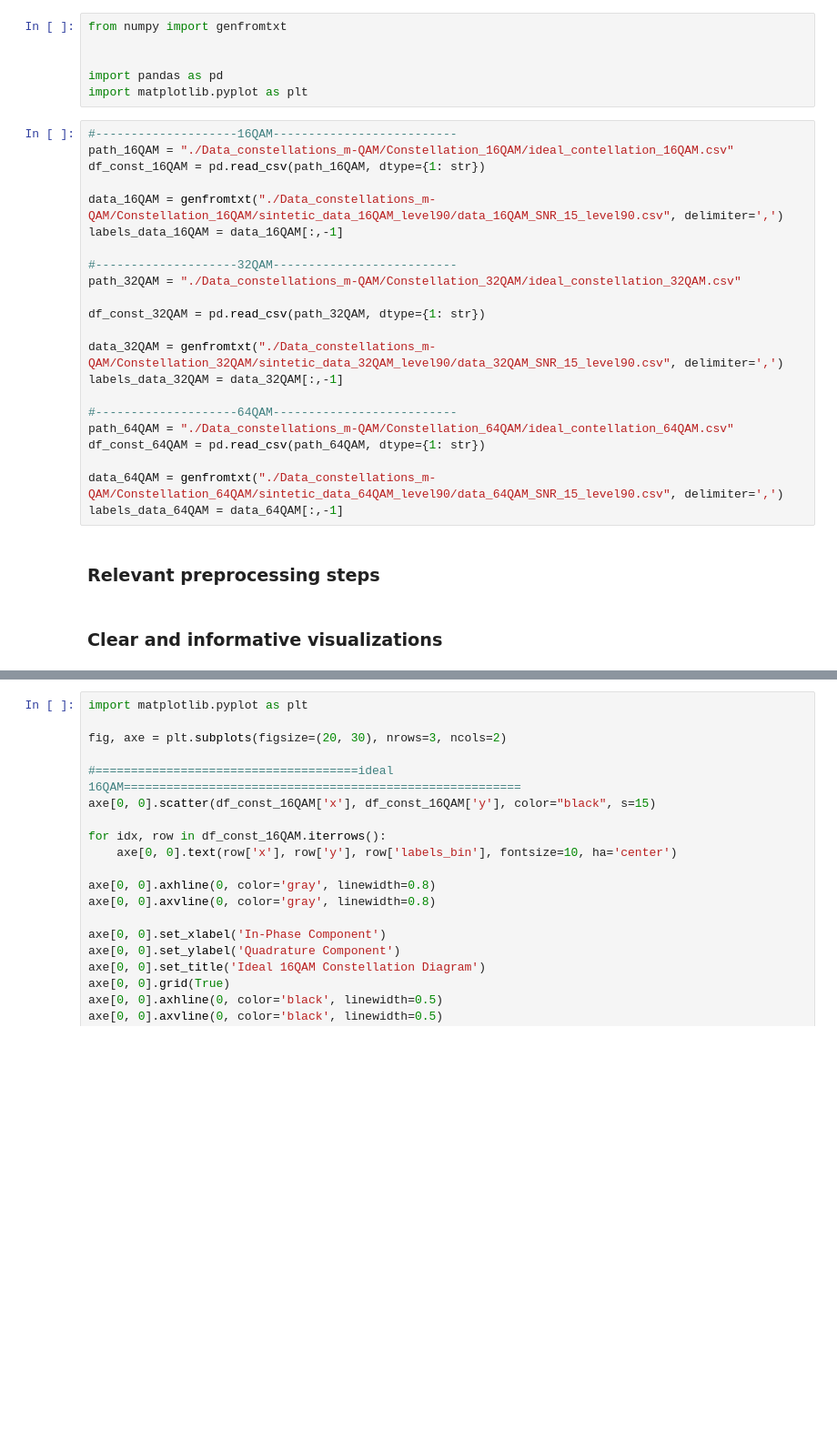
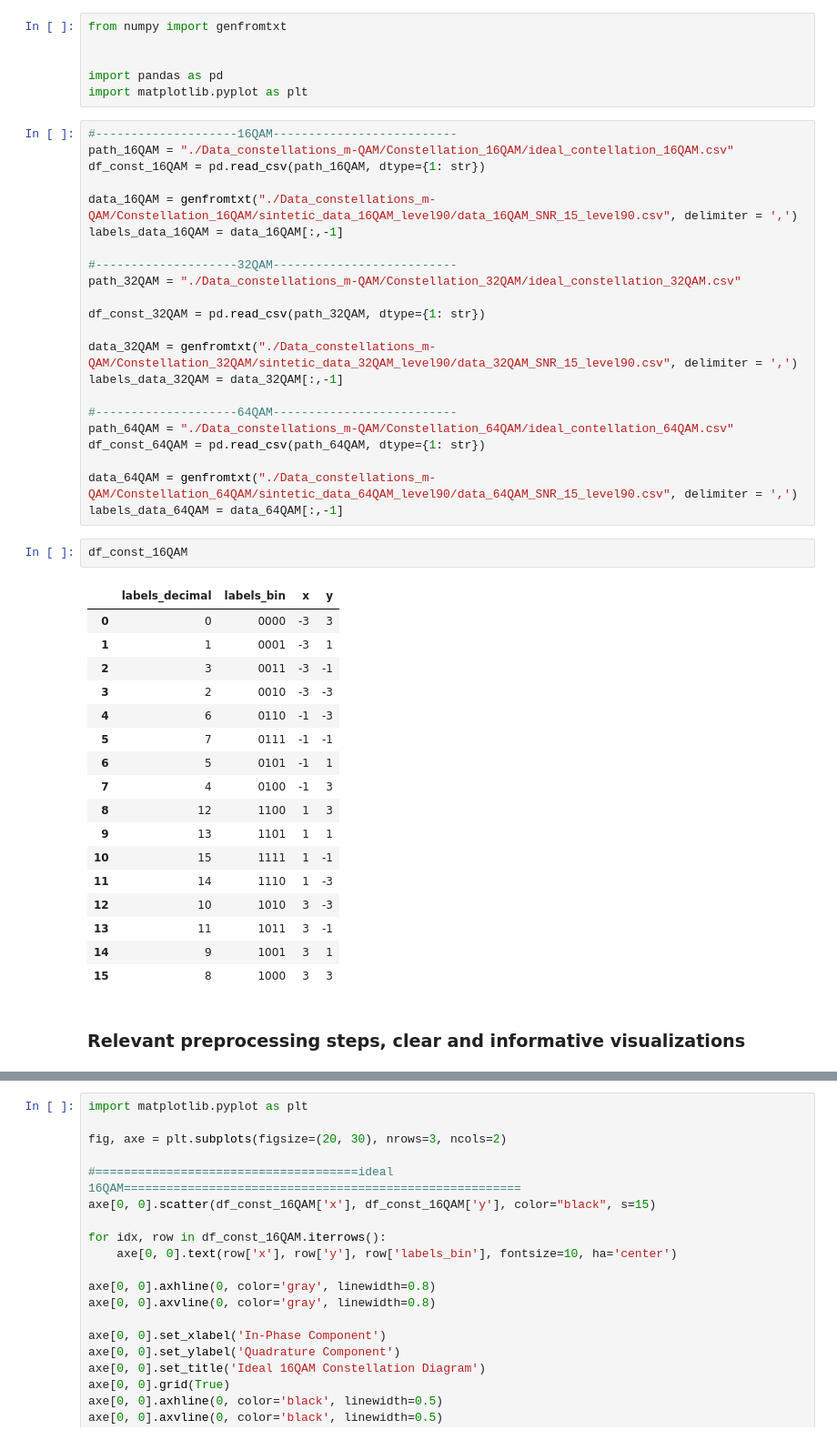
Before and after one commit to miguel-solarte/ScientificProgramming-ITM, a Jupyter notebook: First_lab/First_lab.ipynb, the cells around one changed output, grey strips where cells are left out. Shown at 91% size. Cells and saved outputs as stored; diff of their text form; blank space fills up the shorter version.

```diff
--- a/First_lab/Fist_lab.ipynb
+++ b/First_lab/First_lab.ipynb
@@ -48,7 +134,7 @@ import matplotlib.pyplot as plt
 path_16QAM = "./Data_constellations_m-QAM/Constellation_16QAM/ideal_contellation_16QAM.csv"
 df_const_16QAM = pd.read_csv(path_16QAM, dtype={1: str})
 
-data_16QAM = genfromtxt("./Data_constellations_m-QAM/Constellation_16QAM/sintetic_data_16QAM_level90/data_16QAM_SNR_15_level90.csv", delimiter=',')
+data_16QAM = genfromtxt("./Data_constellations_m-QAM/Constellation_16QAM/sintetic_data_16QAM_level90/data_16QAM_SNR_15_level90.csv", delimiter = ',')
 labels_data_16QAM = data_16QAM[:,-1]
 
 #--------------------32QAM--------------------------
@@ -56,16 +142,34 @@ path_32QAM = "./Data_constellations_m-QAM/Constellation_32QAM/ideal_constellatio
 
 df_const_32QAM = pd.read_csv(path_32QAM, dtype={1: str})
 
-data_32QAM = genfromtxt("./Data_constellations_m-QAM/Constellation_32QAM/sintetic_data_32QAM_level90/data_32QAM_SNR_15_level90.csv", delimiter=',')
+data_32QAM = genfromtxt("./Data_constellations_m-QAM/Constellation_32QAM/sintetic_data_32QAM_level90/data_32QAM_SNR_15_level90.csv", delimiter = ',')
 labels_data_32QAM = data_32QAM[:,-1]
 
 #--------------------64QAM--------------------------
 path_64QAM = "./Data_constellations_m-QAM/Constellation_64QAM/ideal_contellation_64QAM.csv"
 df_const_64QAM = pd.read_csv(path_64QAM, dtype={1: str})
 
-data_64QAM = genfromtxt("./Data_constellations_m-QAM/Constellation_64QAM/sintetic_data_64QAM_level90/data_64QAM_SNR_15_level90.csv", delimiter=',')
+data_64QAM = genfromtxt("./Data_constellations_m-QAM/Constellation_64QAM/sintetic_data_64QAM_level90/data_64QAM_SNR_15_level90.csv", delimiter = ',')
 labels_data_64QAM = data_64QAM[:,-1]
+# %%
+df_const_16QAM
+# %% [output]
+|  | labels_decimal | labels_bin | x | y |
+| 0 | 0 | 0000 | -3 | 3 |
+| 1 | 1 | 0001 | -3 | 1 |
+| 2 | 3 | 0011 | -3 | -1 |
+| 3 | 2 | 0010 | -3 | -3 |
+| 4 | 6 | 0110 | -1 | -3 |
+| 5 | 7 | 0111 | -1 | -1 |
+| 6 | 5 | 0101 | -1 | 1 |
+| 7 | 4 | 0100 | -1 | 3 |
+| 8 | 12 | 1100 | 1 | 3 |
+| 9 | 13 | 1101 | 1 | 1 |
+| 10 | 15 | 1111 | 1 | -1 |
+| 11 | 14 | 1110 | 1 | -3 |
+| 12 | 10 | 1010 | 3 | -3 |
+| 13 | 11 | 1011 | 3 | -1 |
+| 14 | 9 | 1001 | 3 | 1 |
+| 15 | 8 | 1000 | 3 | 3 |
 # %% [markdown]
-### Relevant preprocessing steps
+### Relevant preprocessing steps, clear and informative visualizations
-# %% [markdown]
-### Clear and informative visualizations
```
Also changed, not shown: parts of 13 cells of this notebook.
